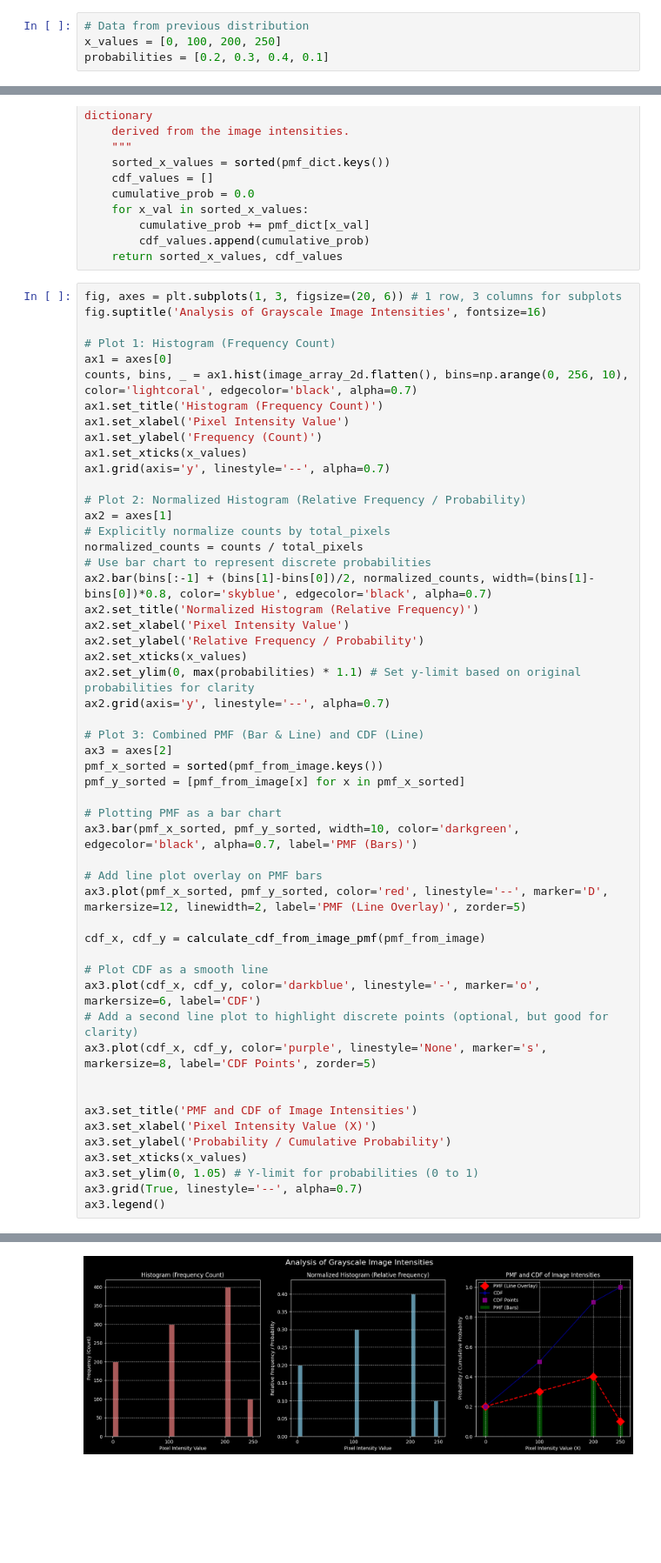
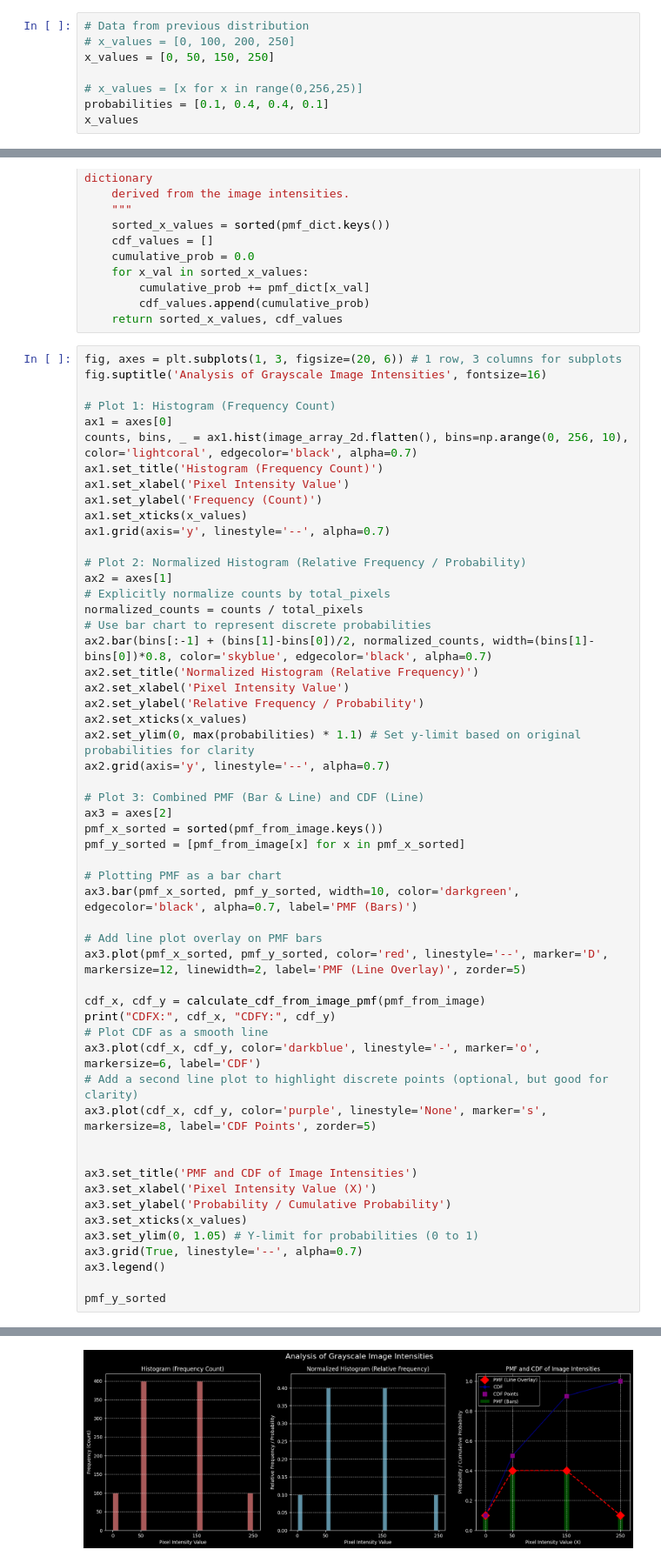
Before and after one commit to Digital-Image-Processing-Laboratory/Random-Variables-and-Stochastic-Processes-Course-2025, a Jupyter notebook: Week1/DRV.ipynb, the cells around one changed output, grey strips where cells are left out. Shown at 87% size. Saved outputs shown, nothing was run; the diff lists cells and outputs as text; blank space fills up the shorter version.

```diff
--- a/Week1/DRV.ipynb
+++ b/Week1/DRV.ipynb
@@ -3,5 +3,9 @@ import numpy as np
 import matplotlib.pyplot as plt
 # %%
 # Data from previous distribution
-x_values = [0, 100, 200, 250]
-probabilities = [0.2, 0.3, 0.4, 0.1]
+# x_values = [0, 100, 200, 250]
+x_values = [0, 50, 150, 250]
+
+# x_values = [x for x in range(0,256,25)]
+probabilities = [0.1, 0.4, 0.4, 0.1]
+x_values
@@ -209,7 +215,7 @@ ax3.bar(pmf_x_sorted, pmf_y_sorted, width=10, color='darkgreen', edgecolor='blac
 ax3.plot(pmf_x_sorted, pmf_y_sorted, color='red', linestyle='--', marker='D', markersize=12, linewidth=2, label='PMF (Line Overlay)', zorder=5)
 
 cdf_x, cdf_y = calculate_cdf_from_image_pmf(pmf_from_image)
-
+print("CDFX:", cdf_x, "CDFY:", cdf_y)
 # Plot CDF as a smooth line
 ax3.plot(cdf_x, cdf_y, color='darkblue', linestyle='-', marker='o', markersize=6, label='CDF')
 # Add a second line plot to highlight discrete points (optional, but good for clarity)
@@ -223,4 +229,6 @@ ax3.set_xticks(x_values)
 ax3.set_ylim(0, 1.05) # Y-limit for probabilities (0 to 1)
 ax3.grid(True, linestyle='--', alpha=0.7)
 ax3.legend()
+
+pmf_y_sorted
 # %% [output]
@@ -228 +237 @@ ax3.legend()
-[figure, old version]
+[figure, new version]
```
Also changed, not shown: parts of 5 cells of this notebook, 1 other file.
